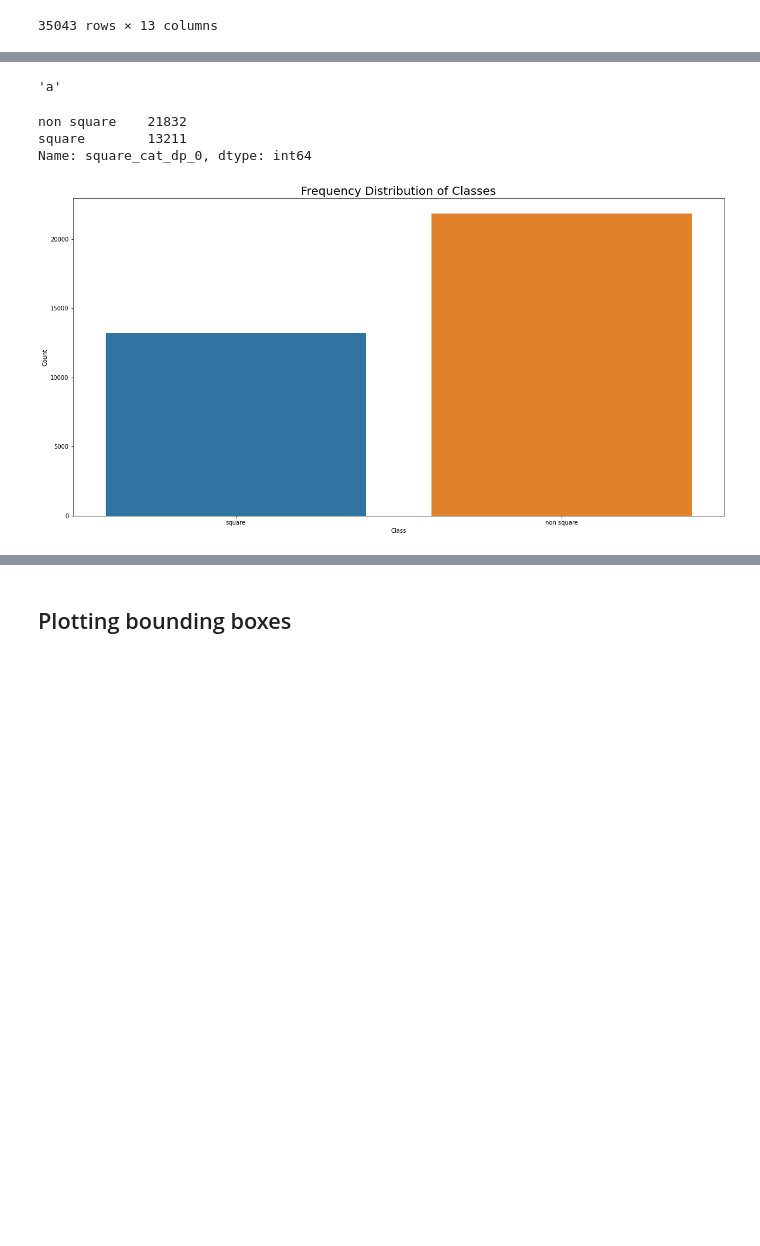
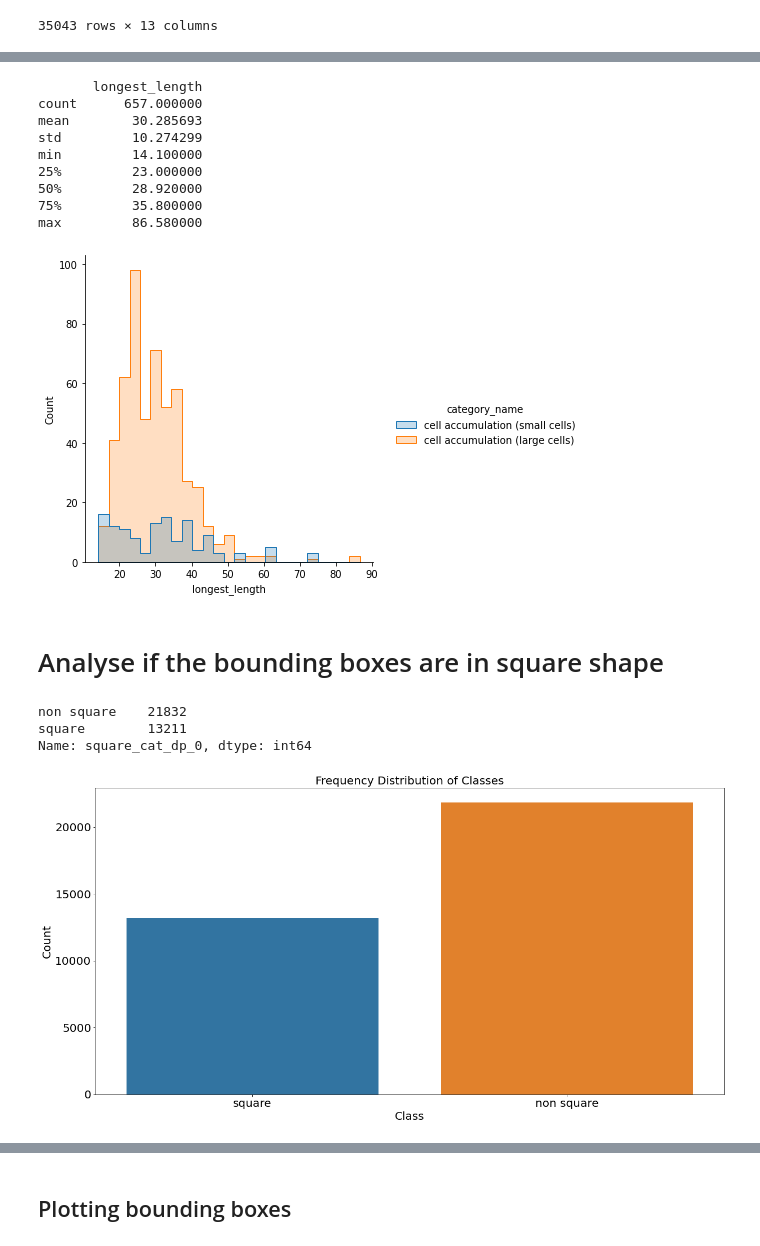
Before and after one commit to life3biotech/ai_engine, a Jupyter notebook: notebooks/EDA.ipynb, the cells around one changed output, grey strips where cells are left out. Drawn from its saved outputs; the diff is of its cells as text; code cells hidden in the pictures; blank space fills up the shorter version.

Commit message:
eda pipeline: added square analusis

```diff
--- a/notebooks/EDA.ipynb
+++ b/notebooks/EDA.ipynb
@@ -211,6 +210 @@ Name: longest_length, Length: 2017, dtype: int64
 [figure]
-# %%
-lst = [0, 'a']
-lst[1]
-# %% [output]
-'a'
@@ -227,10 +211,40 @@ for dp, square_name in mapping_dict.items():
+# %%
+# visualise non cell
+annot_cell_accu_small = DExplorer.subset_col_value(df=annot_df, col_name='category_id', col_value=2)
+annot_cell_accu_large = DExplorer.subset_col_value(df=annot_df, col_name='category_id', col_value=3)
+
+subset_annot_df = pd.concat([annot_cell_accu_small, annot_cell_accu_large])
+DExplorer.plot_displot(df=subset_annot_df, x_col="longest_length", group_by_col="category_name")
+# %% [output]
+       longest_length
+count      657.000000
+mean        30.285693
+std         10.274299
+min         14.100000
+25%         23.000000
+50%         28.920000
+75%         35.800000
+max         86.580000
+[figure, added]
+# %% [markdown]
+# Analyse if the bounding boxes are in square shape
 # %%
+# analyse if the box is usually square
+mapping_dict = {
+    0:'square_cat_dp_0',
+    1:'square_cat_dp_1',
+    2:'square_cat_dp_2'
+}
+
+for dp, square_name in mapping_dict.items():
+    annot_df = DExplorer.get_square(df=annot_df, col_names=['bbox_width', 'bbox_height'], deci_pl=dp, square_col_name=square_name)
+
 DExplorer.plot_label_distribution(annot_df, class_col='square_cat_dp_0')
 # %% [output]
 non square    21832
 square        13211
 Name: square_cat_dp_0, dtype: int64
-[figure, old version]
+[figure, new version]
 # %%
 DExplorer.plot_label_distribution(annot_df, class_col='square_cat_dp_1')
 # %% [output]
```
Also changed, not shown: parts of 19 cells of this notebook, 2 other files.
